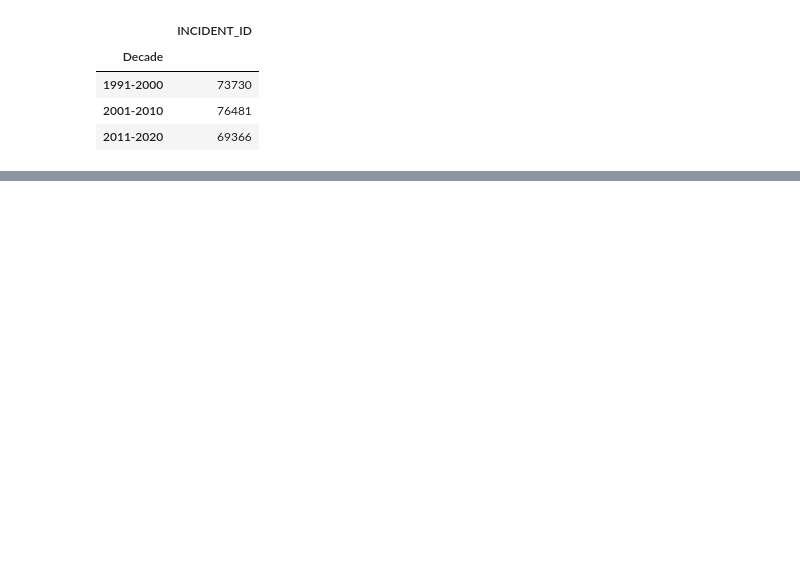
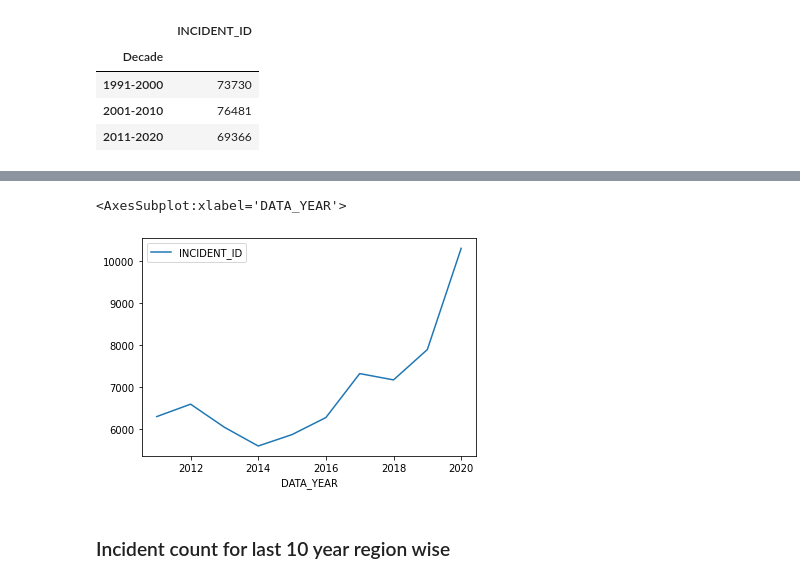
Before and after one commit to artolon/Exploratory_Analysis_Project, a Jupyter notebook: SM_FBI_CRIME_DATA.ipynb, the cells around one changed output, grey strips where cells are left out. Saved outputs shown, nothing was run; the diff lists cells and outputs as text; code cells hidden in the pictures; blank space fills up the shorter version.

```diff
--- a/SM_FBI_CRIME_DATA.ipynb
+++ b/SM_FBI_CRIME_DATA.ipynb
@@ -151,0 +174,9 @@ hate_crime_df_group_by_year.plot()
+# %%
+incident_count = hate_crime_df_group_by_year[["INCIDENT_ID"]].count()
+# %%
+incident_count[incident_count.index > 2010].plot()
+# %% [output]
+<AxesSubplot:xlabel='DATA_YEAR'>
+[figure, added]
+# %% [markdown]
+### Incident count for last 10 year region wise
```
Also changed, not shown: parts of 18 cells of this notebook.
